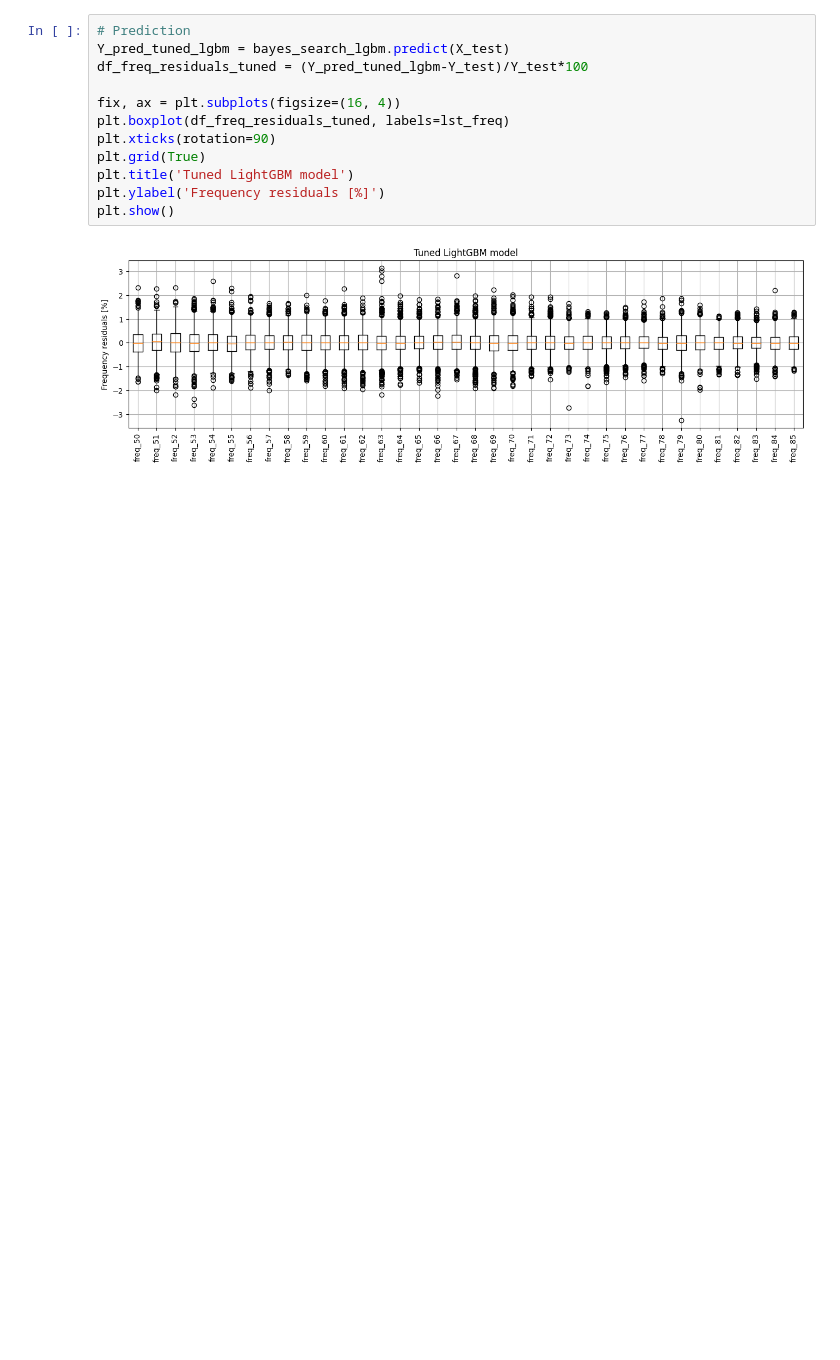
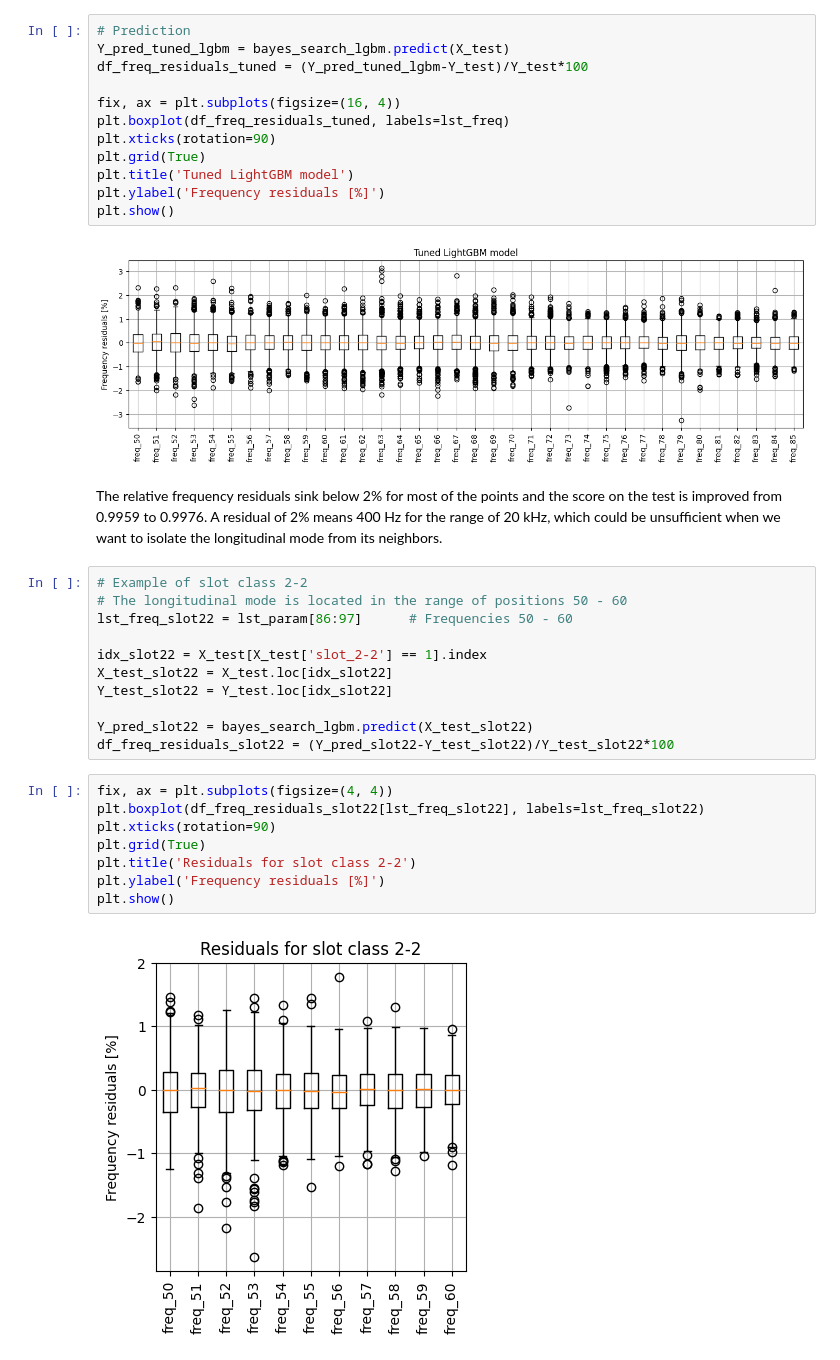
Before and after one commit to francoisbrouet/sep24_cds_int_us-welding, a Jupyter notebook: 4-model_tuning_03_all_frequencies.ipynb, the cells around one changed output. Cells and saved outputs as stored; diff of their text form; blank space fills up the shorter version.

```diff
--- a/4-model_tuning_03_all_frequencies.ipynb
+++ b/4-model_tuning_03_all_frequencies.ipynb
@@ -183,3 +192,26 @@ plt.ylabel('Frequency residuals [%]')
 plt.show()
 # %% [output]
 [figure]
+# %% [markdown]
+The relative frequency residuals sink below 2% for most of the points and the score on the test is improved from 0.9959 to 0.9976. A residual of 2% means 400 Hz for the range of 20 kHz, which could be unsufficient when we want to isolate the longitudinal mode from its neighbors.
+# %%
+# Example of slot class 2-2
+# The longitudinal mode is located in the range of positions 50 - 60
+lst_freq_slot22 = lst_param[86:97]      # Frequencies 50 - 60
+
+idx_slot22 = X_test[X_test['slot_2-2'] == 1].index
+X_test_slot22 = X_test.loc[idx_slot22]
+Y_test_slot22 = Y_test.loc[idx_slot22]
+
+Y_pred_slot22 = bayes_search_lgbm.predict(X_test_slot22)
+df_freq_residuals_slot22 = (Y_pred_slot22-Y_test_slot22)/Y_test_slot22*100
+# %%
+fix, ax = plt.subplots(figsize=(4, 4))
+plt.boxplot(df_freq_residuals_slot22[lst_freq_slot22], labels=lst_freq_slot22)
+plt.xticks(rotation=90)
+plt.grid(True)
+plt.title('Residuals for slot class 2-2')
+plt.ylabel('Frequency residuals [%]')
+plt.show()
+# %% [output]
+[figure, added]
```
Also changed, not shown: parts of 7 cells of this notebook, 5 other files.
